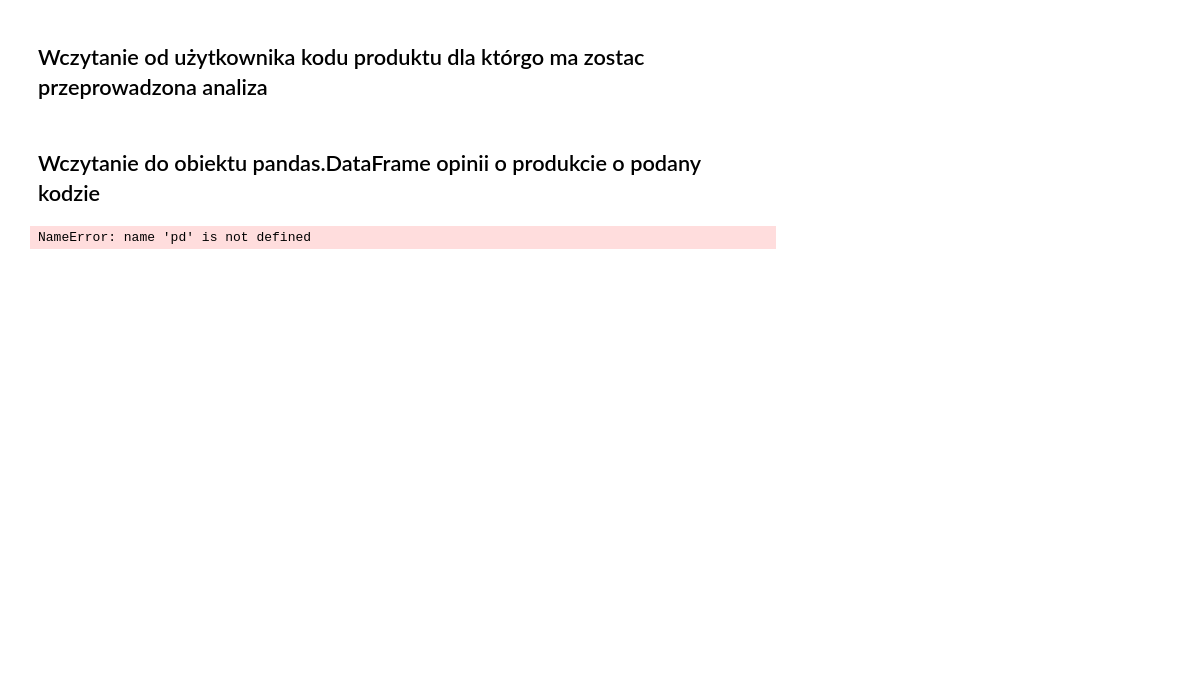
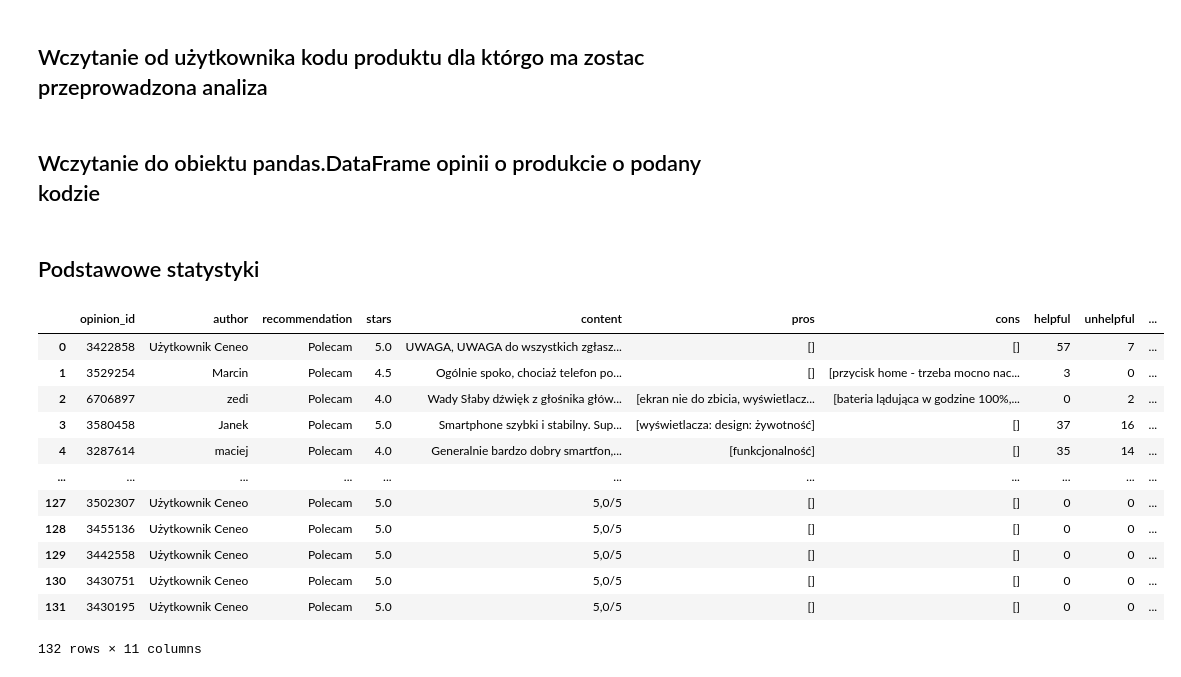
Before and after one commit to Fusi0/CeneoScraper, a Jupyter notebook: analizer.ipynb, the cells around one changed output. Drawn from its saved outputs; the diff is of its cells as text; code cells hidden in the pictures; blank space fills up the shorter version.

```diff
--- a/analizer.ipynb
+++ b/analizer.ipynb
@@ -20,7 +20,3 @@ print(*[filename.split(".")[0] for filename in os.listdir("opinions")], sep="\n"
 product_id = input("Podaj kod produktu: ")
 # %% [markdown]
  ## Wczytanie do obiektu pandas.DataFrame opinii o produkcie o podany kodzie
-# %%
-opinions = pd.read_json(f"opinions/{product_id}.json")
-# %% [output]
-NameError: name 'pd' is not defined
@@ -26,0 +27,19 @@ NameError: name 'pd' is not defined
+# %% [markdown]
+## Podstawowe statystyki
+# %%
+
+opinions
+# %% [output]
+|  | opinion_id | author | recommendation | stars | content | pros | cons | helpful | unhelpful | ... |
+| 0 | 3422858 | Użytkownik Ceneo | Polecam | 5.0 | UWAGA, UWAGA do wszystkich zgłasz... | [] | [] | 57 | 7 | ... |
+| 1 | 3529254 | Marcin | Polecam | 4.5 | Ogólnie spoko, chociaż telefon po... | [] | [przycisk home - trzeba mocno nac... | 3 | 0 | ... |
+| 2 | 6706897 | zedi | Polecam | 4.0 | Wady Słaby dźwięk z głośnika głów... | [ekran nie do zbicia, wyświetlacz... | [bateria lądująca w godzine 100%,... | 0 | 2 | ... |
+| 3 | 3580458 | Janek | Polecam | 5.0 | Smartphone szybki i stabilny. Sup... | [wyświetlacza: design: żywotność] | [] | 37 | 16 | ... |
+| 4 | 3287614 | maciej | Polecam | 4.0 | Generalnie bardzo dobry smartfon,... | [funkcjonalność] | [] | 35 | 14 | ... |
+| ... | ... | ... | ... | ... | ... | ... | ... | ... | ... | ... |
+| 127 | 3502307 | Użytkownik Ceneo | Polecam | 5.0 | 5,0/5 | [] | [] | 0 | 0 | ... |
+| 128 | 3455136 | Użytkownik Ceneo | Polecam | 5.0 | 5,0/5 | [] | [] | 0 | 0 | ... |
+| 129 | 3442558 | Użytkownik Ceneo | Polecam | 5.0 | 5,0/5 | [] | [] | 0 | 0 | ... |
+| 130 | 3430751 | Użytkownik Ceneo | Polecam | 5.0 | 5,0/5 | [] | [] | 0 | 0 | ... |
+| 131 | 3430195 | Użytkownik Ceneo | Polecam | 5.0 | 5,0/5 | [] | [] | 0 | 0 | ... |
+132 rows × 11 columns
```
Also changed, not shown: parts of 11 cells of this notebook, 1 other file.
